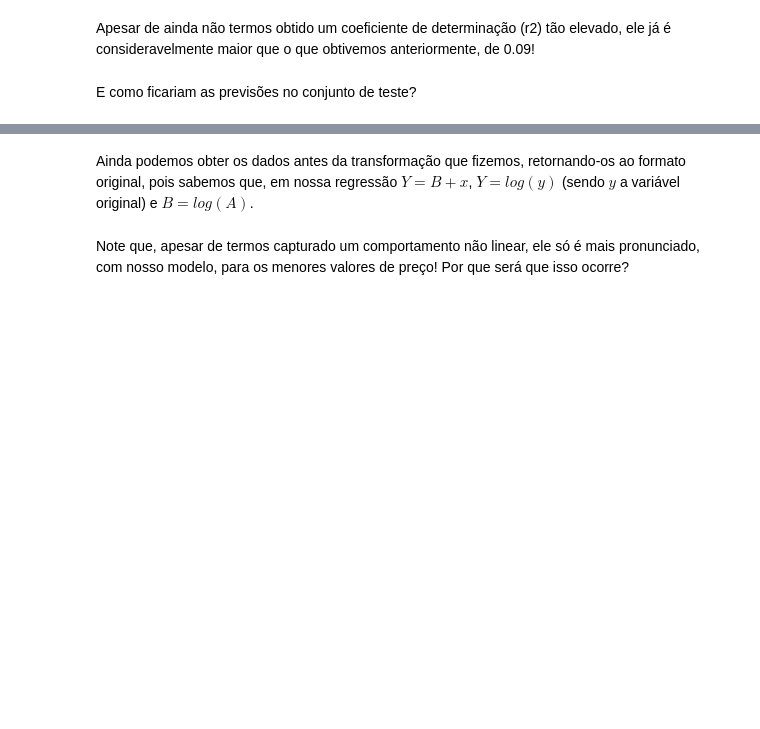
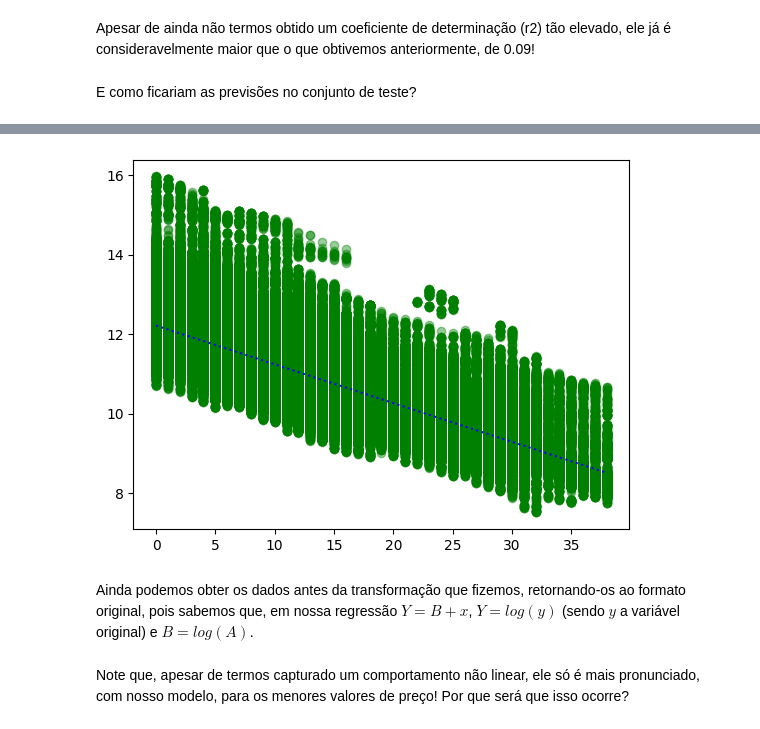
Before and after one commit to thiagocaveglion/aula_machine_learning, a Jupyter notebook: aula_2/notebook/Aula 02 - Fundamentos da aprendizagem supervisionada-Copy1.ipynb, the cells around one changed output, grey strips where cells are left out. Drawn from its saved outputs; the diff is of its cells as text; code cells hidden in the pictures; blank space fills up the shorter version.

```diff
--- a/aula_2/notebook/Aula 02 - Fundamentos da aprendizagem supervisionada-Copy1.ipynb
+++ b/aula_2/notebook/Aula 02 - Fundamentos da aprendizagem supervisionada-Copy1.ipynb
@@ -463,0 +477,7 @@ y_pred =
+# %%
+X = df["age_years"]
+y = df["avg_price_brl"]
+
+resultado = train_test_split(X, y, test_size=0.3, random_state=1)
+
+X_train, X_test, y_train, y_test = resultado
@@ -464,3 +502,13 @@ y_pred =
+# %%
+plt.figure()
+
+x = np.linspace(X_test.min(), X_test.max())
+y = LR.predict(np.array(x).reshape(-1, 1))
+plt.scatter(df["age_years"], np.log(df["avg_price_brl"]), alpha=0.4,color="green")
+plt.plot(x, y, ":r", color="blue")
+plt.show()
+# %% [output]
+[figure, added]
 # %% [markdown]
 Ainda podemos obter os dados antes da transformação que fizemos, retornando-os ao formato original, pois sabemos que, em nossa regressão $Y = B + x$, $Y = log(y)$ (sendo $y$ a variável original) e $B = log(A)$.
 # %% [markdown]
```
Also changed, not shown: parts of 8 cells of this notebook, 3 other files.
